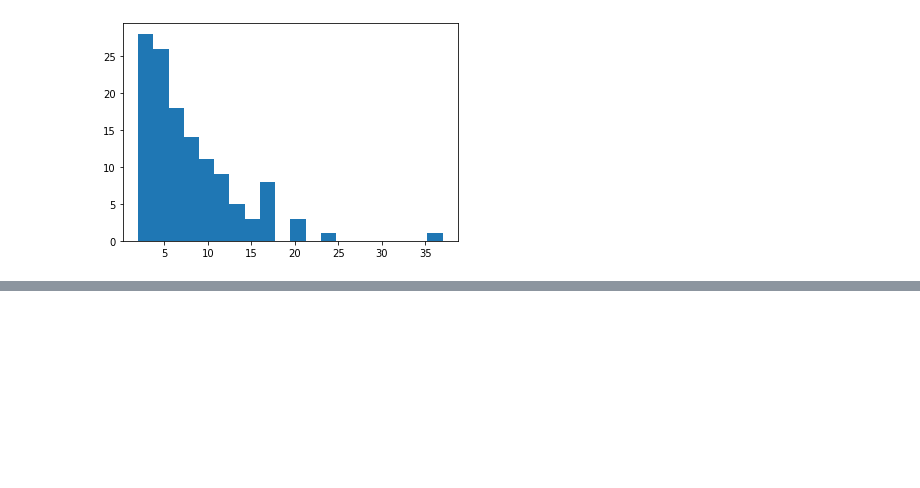
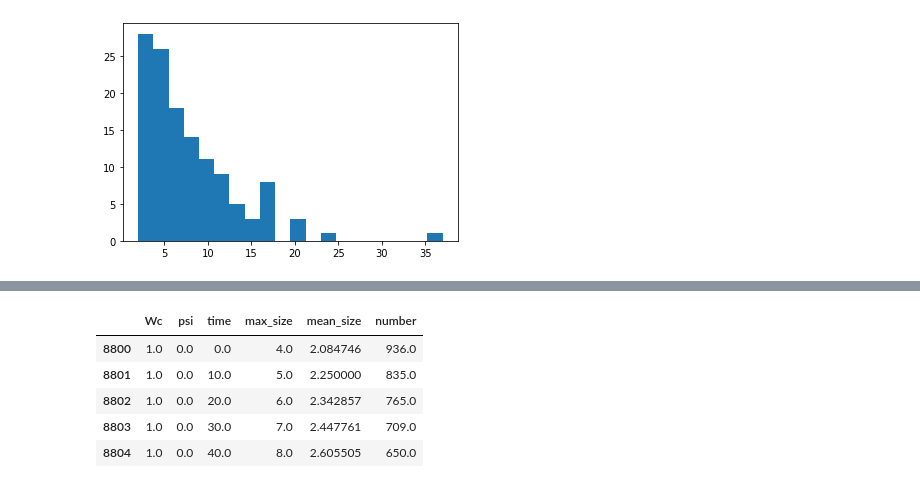
Before and after one commit to RudgeLab/killifish, a Jupyter notebook: notebooks/Clusters_param_scan.ipynb, the cells around one changed output, grey strips where cells are left out. Cells and saved outputs as stored; diff of their text form; code cells hidden in the pictures; blank space fills up the shorter version.

```diff
--- a/notebooks/Clusters_param_scan.ipynb
+++ b/notebooks/Clusters_param_scan.ipynb
@@ -235,0 +247,9 @@ axs[1].plot([1e1,1e3], [1e2, 10**(2+2/3)], 'k--')
+# %%
+df[(df.psi==0) * (df.Wc==1)].head()
+# %% [output]
+|  | Wc | psi | time | max_size | mean_size | number |
+| 8800 | 1.0 | 0.0 | 0.0 | 4.0 | 2.084746 | 936.0 |
+| 8801 | 1.0 | 0.0 | 10.0 | 5.0 | 2.250000 | 835.0 |
+| 8802 | 1.0 | 0.0 | 20.0 | 6.0 | 2.342857 | 765.0 |
+| 8803 | 1.0 | 0.0 | 30.0 | 7.0 | 2.447761 | 709.0 |
+| 8804 | 1.0 | 0.0 | 40.0 | 8.0 | 2.605505 | 650.0 |
```
Also changed, not shown: parts of 5 cells of this notebook.
